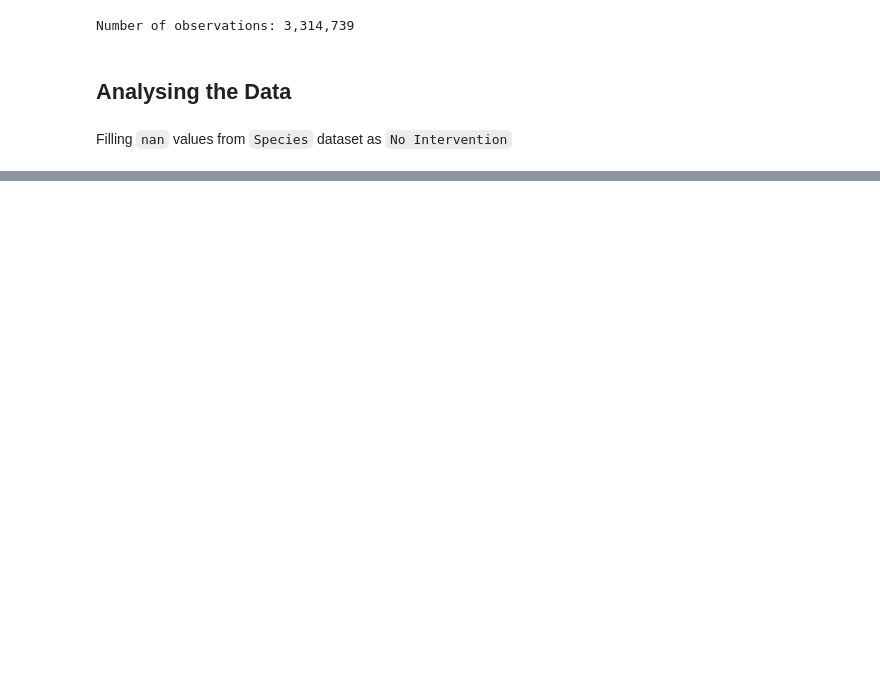
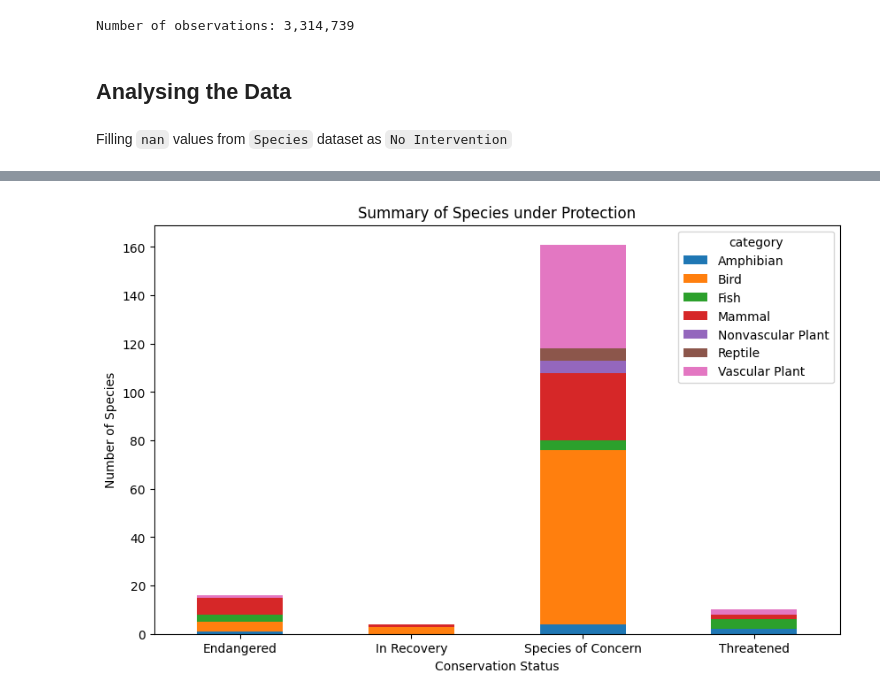
Before and after one commit to alfredovaras/biodiversity, a Jupyter notebook: biodiversity.ipynb, the cells around one changed output, grey strips where cells are left out. Saved outputs shown, nothing was run; the diff lists cells and outputs as text; code cells hidden in the pictures; blank space fills up the shorter version.

```diff
--- a/biodiversity.ipynb
+++ b/biodiversity.ipynb
@@ -19,7 +32,7 @@ The dataset has the following columns of data:
 - **common_name** - the common names of each species
 - **conservation_status** - each species’ current conservation status
 # %%
-df_species = pd.read_csv("species_info.csv")
+df_species = pd.read_csv("species_info.csv", encoding='utf-8')
 df_species.head()
 # %% [output]
 |  | category | scientific_name | common_names | conservation_status |
@@ -162,0 +200,10 @@ dtype: int64
+# %%
+category_conservation_table = df_species[df_species.conservation_status != "No Intervention"]\
+.groupby(['conservation_status', 'category'])['scientific_name']\
+.count()\
+.unstack()
+
+print("Summary of number of Species that require an intervention:")
+print("=" * 75)
+#print(category_conservation_table)
+category_conservation_table
@@ -162,0 +219,9 @@ dtype: int64
+# %%
+category_conservation_table.plot(kind='bar', stacked=True, figsize=(10,6))
+plt.xlabel('Conservation Status')
+plt.ylabel('Number of Species')
+plt.title('Summary of Species under Protection')
+plt.xticks(rotation=0)
+plt.show()
+# %% [output]
+[figure, added]
```
Also changed, not shown: parts of 21 cells of this notebook.
